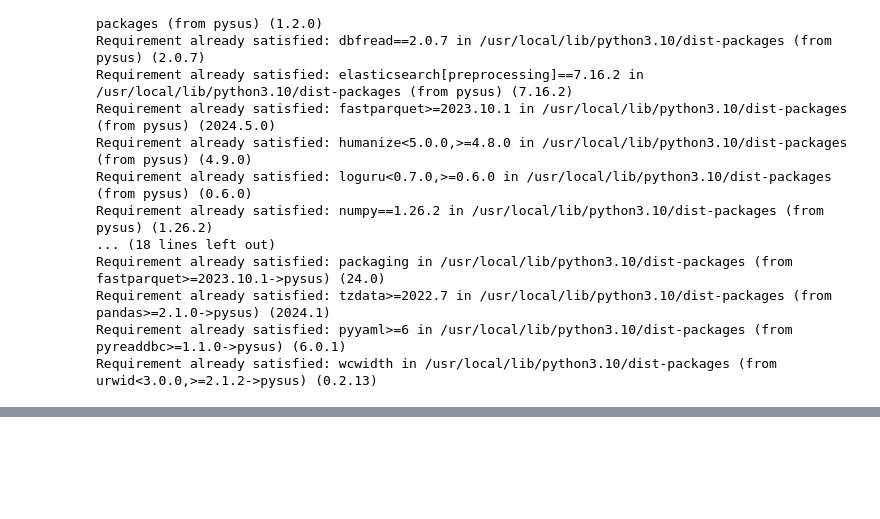
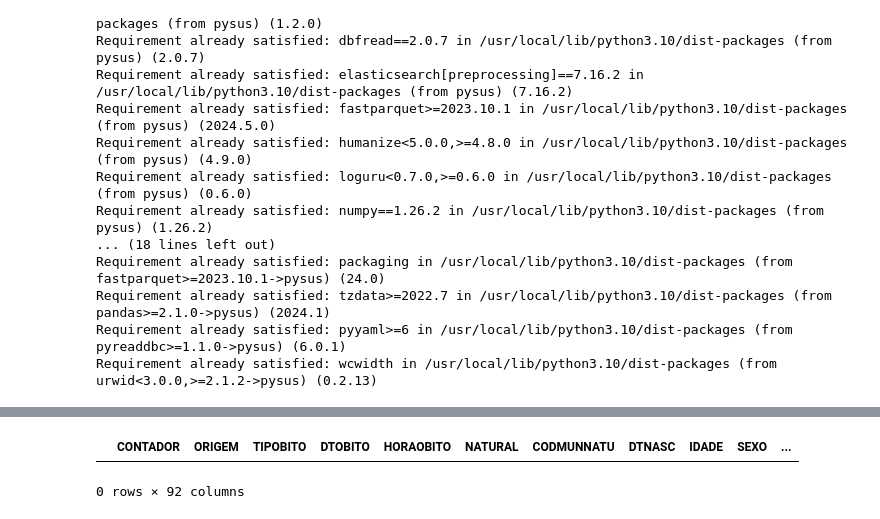
Before and after one commit to ArthurWypych/ECM514_business_case, a Jupyter notebook: Trabalho_SUS.ipynb, the cells around one changed output, grey strips where cells are left out. Saved outputs shown, nothing was run; the diff lists cells and outputs as text; code cells hidden in the pictures; blank space fills up the shorter version.

```diff
--- a/Trabalho_SUS.ipynb
+++ b/Trabalho_SUS.ipynb
@@ -317,0 +309,5 @@ plt.show()
+# %%
+df[(df['ANO'] == 2016) & (df['ESTADO'] == 'SP')]
+# %% [output]
+|  | CONTADOR | ORIGEM | TIPOBITO | DTOBITO | HORAOBITO | NATURAL | CODMUNNATU | DTNASC | IDADE | SEXO | ... |
+0 rows × 92 columns
```
Also changed, not shown: parts of 44 cells of this notebook, 3 other files.
